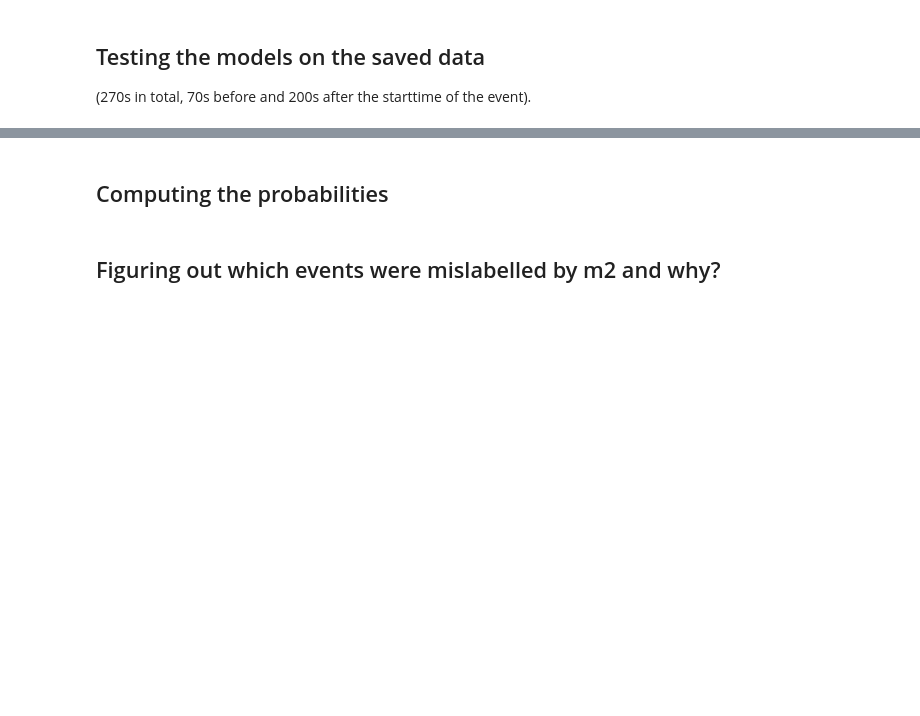
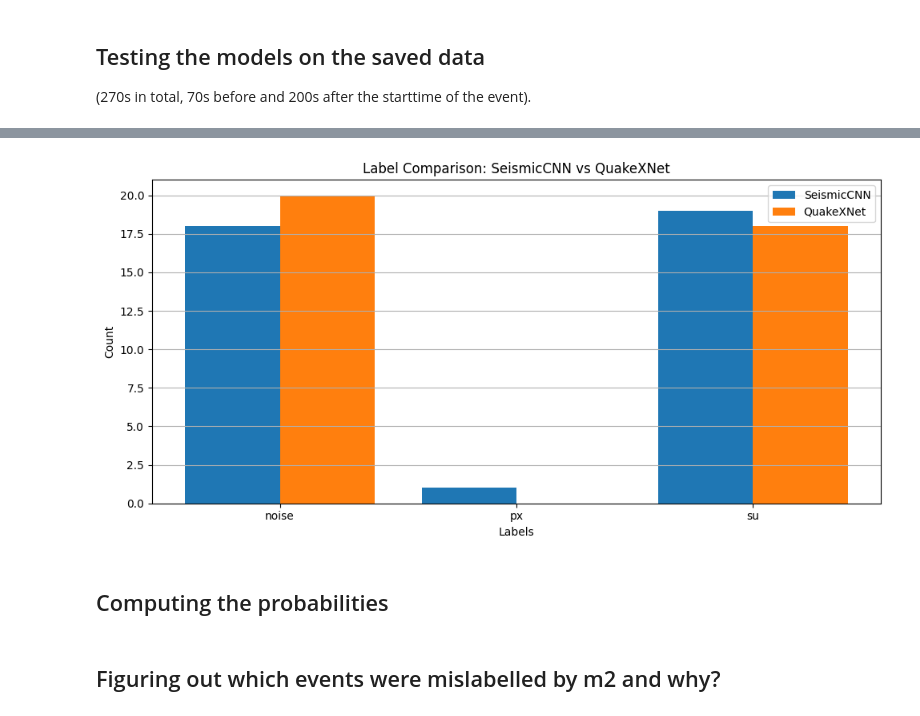
Before and after one commit to Akashkharita/PNW_Seismic_Event_Classification, a Jupyter notebook: deep_learning/notebooks/testing_on_new_esec_events.ipynb, the cells around one changed output, grey strips where cells are left out. Cells and saved outputs as stored; diff of their text form; code cells hidden in the pictures; blank space fills up the shorter version.

```diff
--- a/deep_learning/notebooks/testing_on_new_esec_events.ipynb
+++ b/deep_learning/notebooks/testing_on_new_esec_events.ipynb
@@ -612,0 +648,16 @@ plt.show()
+# %%
+# Step 1: Group and compute mean probabilities
+grouped_qx = df_qx.groupby('event_id').mean()[['eq_max', 'su_max', 'px_max']]
+
+# Step 2: Identify max probability and associated label
+grouped_qx['max_prob'] = grouped_qx.max(axis=1)
+grouped_qx['max_label'] = grouped_qx[['eq_max', 'su_max', 'px_max']].idxmax(axis=1)
+
+# Step 3: Remove '_max' from label for clarity
+grouped_qx['max_label'] = grouped_qx['max_label'].str.replace('_max', '')
+
+# Step 4: Apply threshold to assign final label
+grouped_qx['final_label'] = grouped_qx.apply(
+    lambda row: row['max_label'] if row['max_prob'] > 0.5 else 'noise',
+    axis=1
+)
@@ -613,3 +685,33 @@ plt.show()
+# %%
+# Get label counts
+sc_counts = grouped_sc['final_label'].value_counts().sort_index()
+qx_counts = grouped_qx['final_label'].value_counts().sort_index()
+
+# Ensure both have same labels
+labels = sorted(set(sc_counts.index).union(qx_counts.index))
+sc_counts = sc_counts.reindex(labels, fill_value=0)
+qx_counts = qx_counts.reindex(labels, fill_value=0)
+
+# Bar positions
+x = range(len(labels))
+width = 0.4
+
+# Plot
+plt.figure(figsize=(10, 5))
+plt.bar([i - width/2 for i in x], sc_counts, width=width, label='SeismicCNN')
+plt.bar([i + width/2 for i in x], qx_counts, width=width, label='QuakeXNet')
+
+# Customize
+plt.xticks(ticks=x, labels=labels)
+plt.xlabel('Labels')
+plt.ylabel('Count')
+plt.title('Label Comparison: SeismicCNN vs QuakeXNet')
+plt.legend()
+plt.grid(axis='y')
+plt.tight_layout()
+plt.show()
+# %% [output]
+[figure, added]
 # %%
 results = []
 client = Client('IRIS')
```
Also changed, not shown: parts of 21 cells of this notebook.
